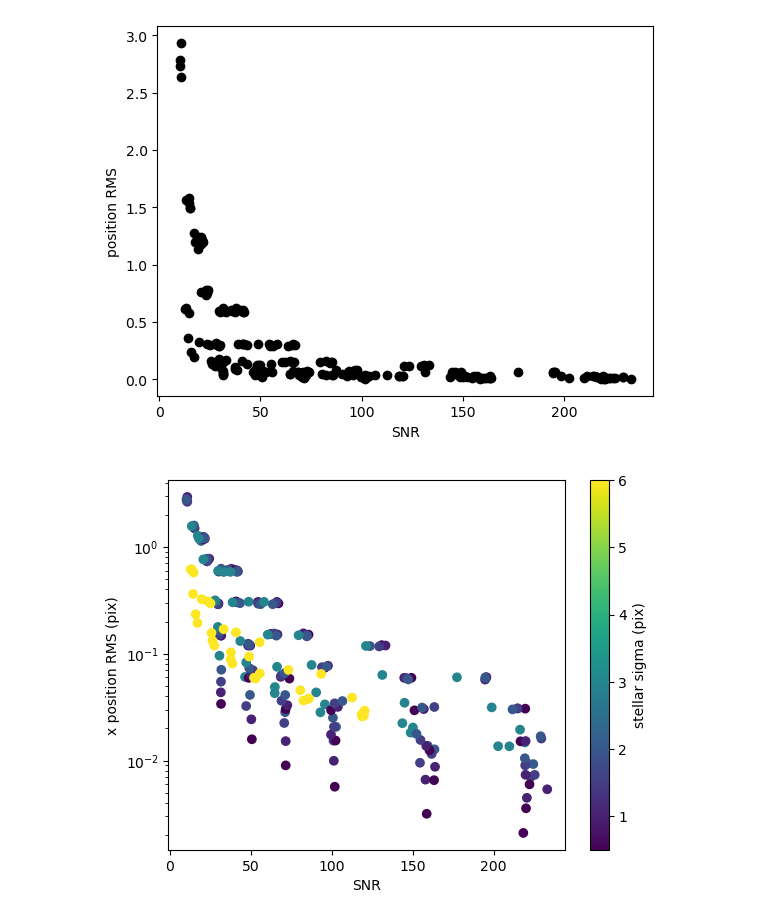
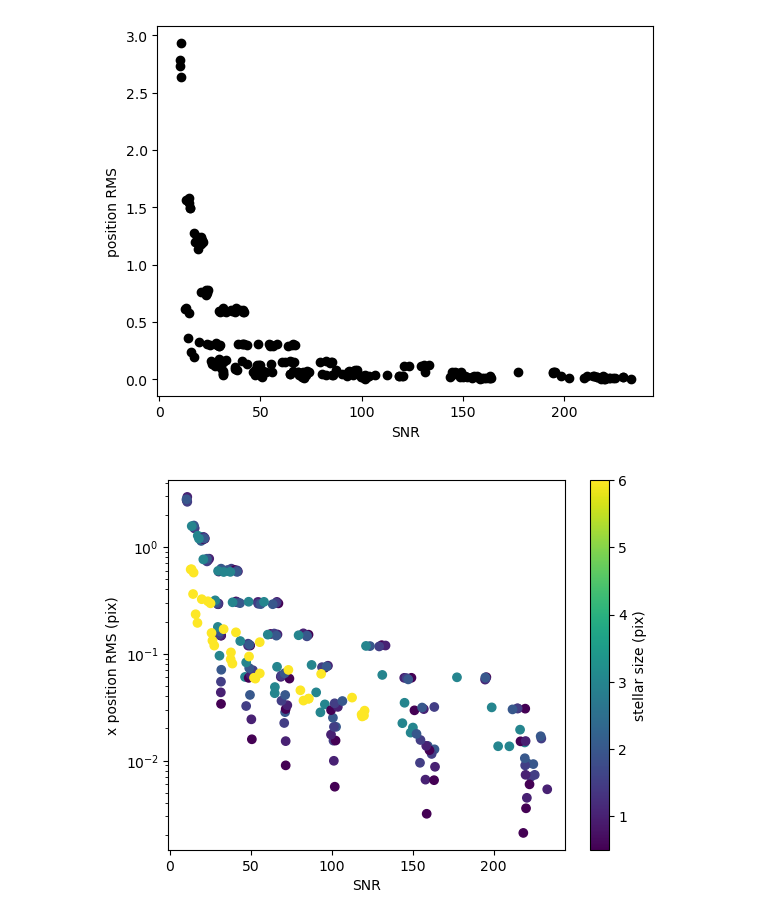
Before and after one commit to yoachim/23_Scratch, a Jupyter notebook: centroid/centroid.ipynb, the cells around one changed output. Cells and saved outputs as stored; diff of their text form; code cells hidden in the pictures.

```diff
--- a/centroid/centroid.ipynb
+++ b/centroid/centroid.ipynb
@@ -226,14 +225,14 @@ Text(0, 0.5, 'position RMS')
 # %%
 fig, ax = plt.subplots()
 
 ack = ax.scatter(snr[good], results[:,5][good], c=results[:,2][good])
 ax.set_xlabel('SNR')
 ax.set_ylabel('x position RMS (pix)')
 cb = plt.colorbar(ack)
-cb.set_label('stellar sigma (pix)')
+cb.set_label('stellar size (pix)')
 ax.set_yscale("log")
 # %% [output]
-[figure, old version]
+[figure, new version]
 # %%
 fig, ax = plt.subplots()
 
```
Also changed, not shown: parts of 13 cells of this notebook, 1 other file.
